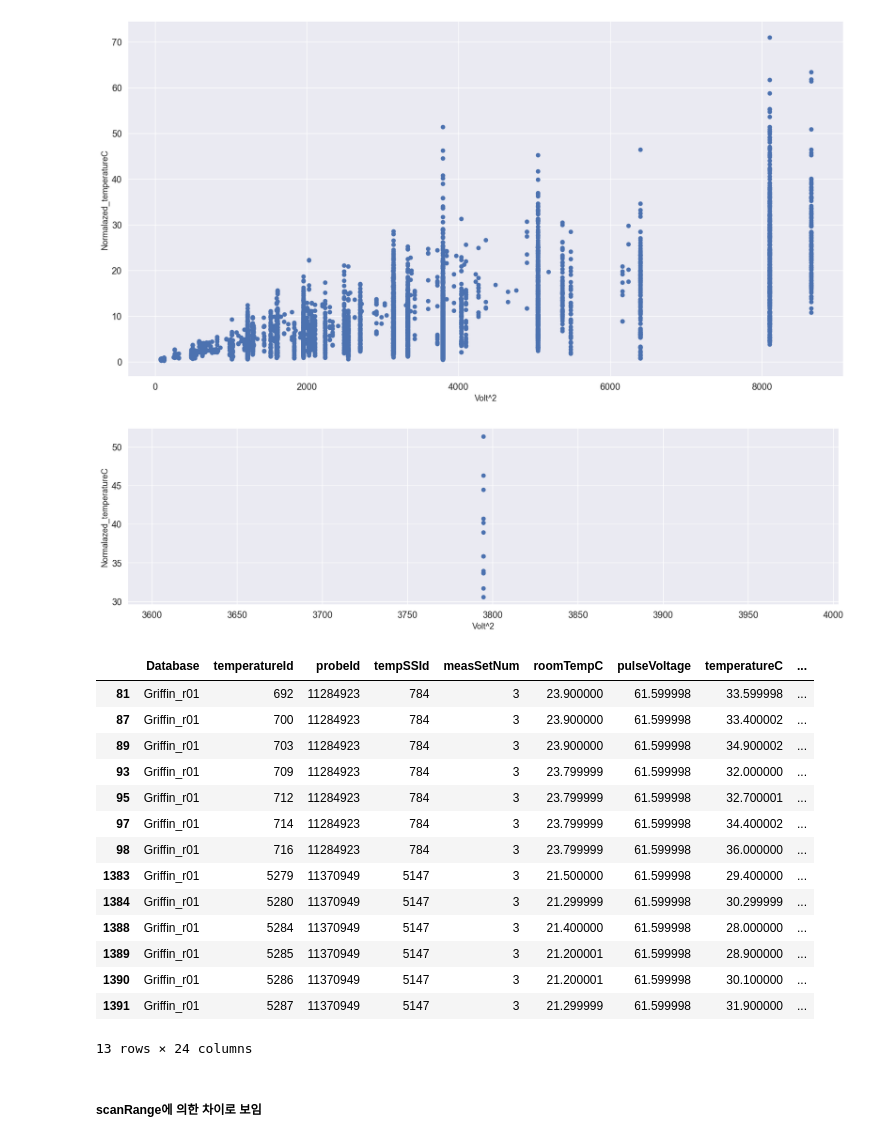
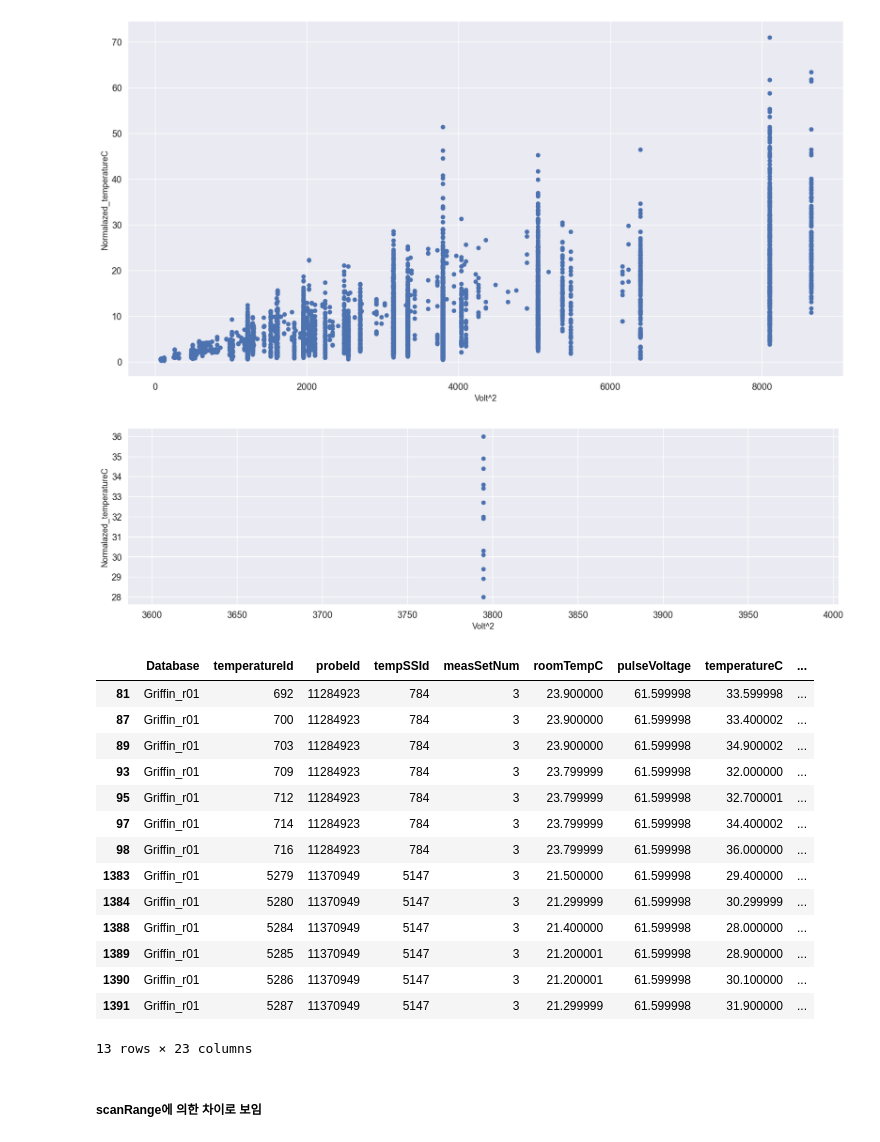
Before and after one commit to Hot-KimChi/Temperature_Modeling_Check, a Jupyter notebook: Temperature measurement_by measSet.ipynb, the cells around one changed output. Cells and saved outputs as stored; diff of their text form; code cells hidden in the pictures.

```diff
--- a/Temperature measurement_by measSet.ipynb
+++ b/Temperature measurement_by measSet.ipynb
@@ -382,5 +393,5 @@ plt.show()
 # %%
-AOP_data = AOP_data[AOP_data['roomTempC'] > 18]
+AOP_data = AOP_data[AOP_data['roomTempC'] > 20]
 
 fig, axs = plt.subplots(figsize=(20, 5))
 axs.scatter(x=AOP_data['Database'], y=AOP_data['roomTempC'])
@@ -776,16 +790,16 @@ plt.show()
 # %% [output]
 [figure]
 # %%
-outlier2 = AOP_data[(AOP_data['volt2'] < 4000) & (AOP_data['normal_Temp'] > 30)]
+outlier2 = AOP_data[(AOP_data['volt2'] < 4000) & ((AOP_data['temperatureC']) / (AOP_data['numTxCycles'] * (AOP_data['pulseRepetRate']/1000)) > 30)]
 
 fig, axs = plt.subplots(figsize=(20, 5))
-axs.scatter(x = outlier2['volt2'], y = outlier2['normal_Temp'])
+axs.scatter(x = outlier2['volt2'], y = outlier2['temperatureC'])
 plt.xlabel('Volt^2', fontsize=13)
 plt.ylabel('Normalazed_temperatureC', fontsize=13)
 
 plt.show()
 # %% [output]
-[figure, old version]
+[figure, new version]
 # %%
 outlier2.head(15)
 # %% [output]
@@ -803,7 +817,7 @@ outlier2.head(15)
 | 1389 | Griffin_r01 | 5285 | 11370949 | 5147 | 3 | 21.200001 | 61.599998 | 28.900000 | ... |
 | 1390 | Griffin_r01 | 5286 | 11370949 | 5147 | 3 | 21.200001 | 61.599998 | 30.100000 | ... |
 | 1391 | Griffin_r01 | 5287 | 11370949 | 5147 | 3 | 21.299999 | 61.599998 | 31.900000 | ... |
-13 rows × 24 columns
+13 rows × 23 columns
 # %% [markdown]
 ##### scanRange에 의한 차이로 보임
 # %%
```
Also changed, not shown: parts of 16 cells of this notebook.
